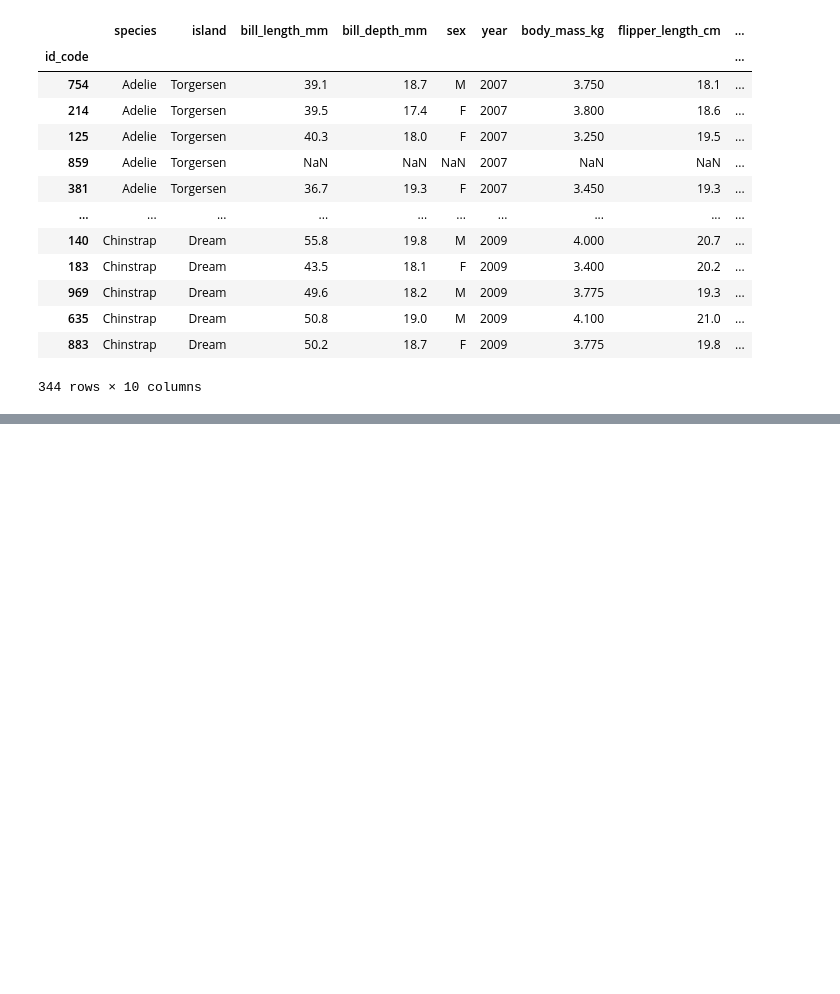
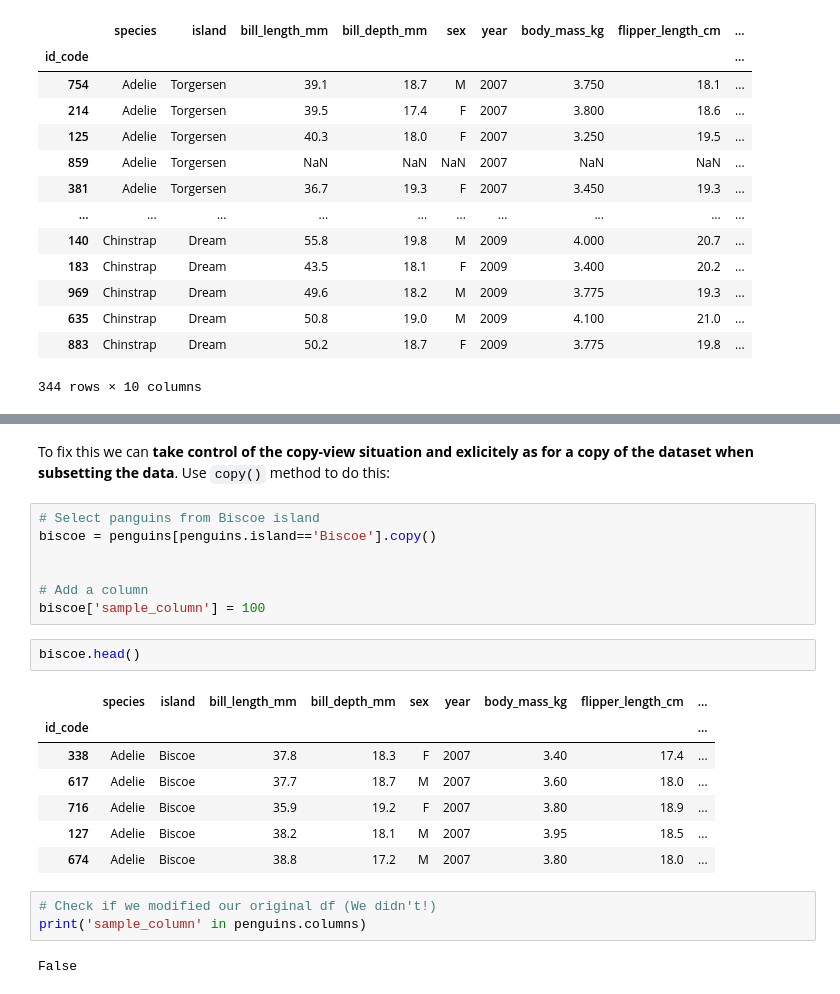
Before and after one commit to marinakochuten/eds220-2024-in-class, a Jupyter notebook: week3-updating-data-frame.ipynb, the cells around one changed output, grey strips where cells are left out. Cells and saved outputs as stored; diff of their text form; blank space fills up the shorter version.

```diff
--- a/week3-updating-data-frame.ipynb
+++ b/week3-updating-data-frame.ipynb
@@ -376,0 +410,24 @@ penguins
+# %% [markdown]
+To fix this we can **take control of the copy-view situation and exlicitely as for a copy of the dataset when subsetting the data**. Use `copy()` method to do this:
+# %%
+# Select panguins from Biscoe island
+biscoe = penguins[penguins.island=='Biscoe'].copy()
+
+
+# Add a column
+biscoe['sample_column'] = 100
+# %%
+biscoe.head()
+# %% [output]
+|  | species | island | bill_length_mm | bill_depth_mm | sex | year | body_mass_kg | flipper_length_cm | ... |
+| id_code |  |  |  |  |  |  |  |  | ... |
+| 338 | Adelie | Biscoe | 37.8 | 18.3 | F | 2007 | 3.40 | 17.4 | ... |
+| 617 | Adelie | Biscoe | 37.7 | 18.7 | M | 2007 | 3.60 | 18.0 | ... |
+| 716 | Adelie | Biscoe | 35.9 | 19.2 | F | 2007 | 3.80 | 18.9 | ... |
+| 127 | Adelie | Biscoe | 38.2 | 18.1 | M | 2007 | 3.95 | 18.5 | ... |
+| 674 | Adelie | Biscoe | 38.8 | 17.2 | M | 2007 | 3.80 | 18.0 | ... |
+# %%
+# Check if we modified our original df (We didn't!)
+print('sample_column' in penguins.columns)
+# %% [output]
+False
```
Also changed, not shown: parts of 5 cells of this notebook.
